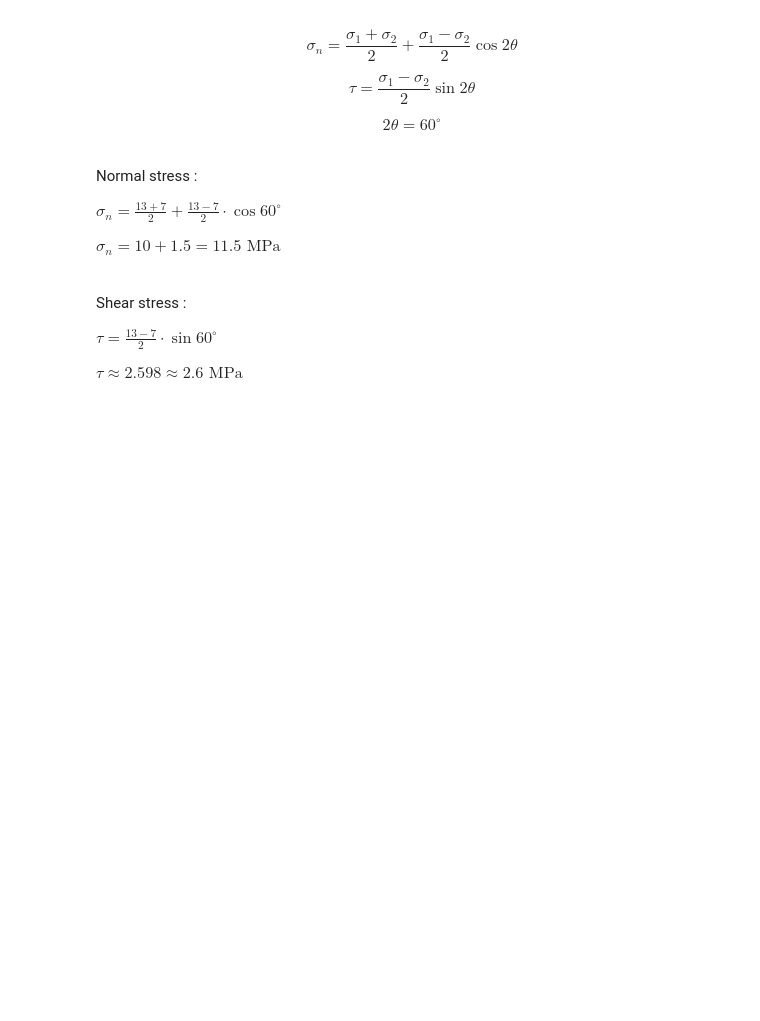
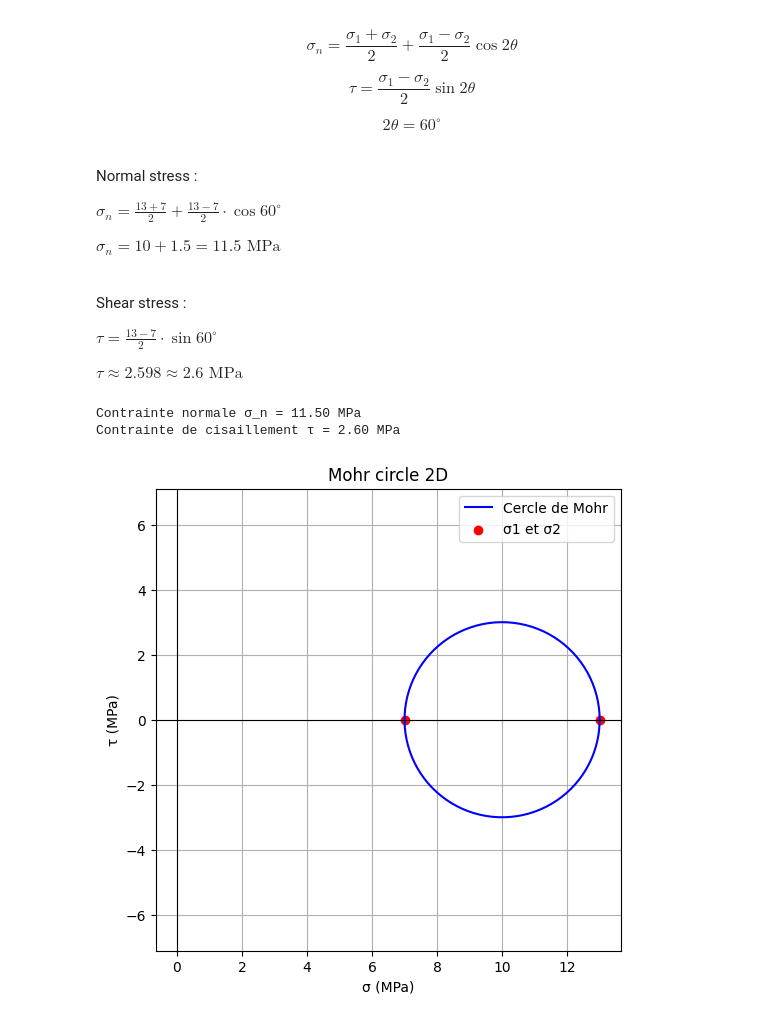
Before and after one commit to nandanajihha/Geomechanics-Q3, a Jupyter notebook: Exercise #2 - 18 February 2026.ipynb, the cells around one changed output. Cells and saved outputs as stored; diff of their text form; code cells hidden in the pictures; blank space fills up the shorter version.

```diff
--- a/Exercise #2 - 18 February 2026.ipynb
+++ b/Exercise #2 - 18 February 2026.ipynb
@@ -369,42 +369,39 @@ sigma1 = 13  # MPa
 sigma2 = 7   # MPa
 theta_deg = 30
 
 # Radians
 theta = np.deg2rad(theta_deg)
 
-# stresses
+# Stresses on the plane
 sigma_n = (sigma1 + sigma2)/2 + (sigma1 - sigma2)/2 * np.cos(2*theta)
 tau = (sigma1 - sigma2)/2 * np.sin(2*theta)
 
 print(f"Contrainte normale σ_n = {sigma_n:.2f} MPa")
 print(f"Contrainte de cisaillement τ = {tau:.2f} MPa")
 
-
-
-
-
+# Mohr circle parameters
 C = (sigma1 + sigma2)/2
 R = (sigma1 - sigma2)/2
 
 theta_circle = np.linspace(0, 2*np.pi, 200)
 x = C + R * np.cos(theta_circle)
 y = R * np.sin(theta_circle)
 
-
-sigma_point = C + R * np.cos(2*theta)
-tau_point = R * np.sin(2*theta)
-
+# Plot Mohr circle
 plt.figure(figsize=(6,6))
 plt.plot(x, y, 'b', label="Cercle de Mohr")
-plt.scatter([sigma1, sigma2], [0,0], color='red', label='σ1 et σ2')
-plt.scatter(sigma_point, tau_point, color='green', s=100, label='Plan N30')
+plt.scatter([sigma1, sigma2], [0, 0], color='red', label='σ1 et σ2')
 
 plt.axhline(0, color='black', linewidth=0.8)
 plt.axvline(0, color='black', linewidth=0.8)
 plt.xlabel("σ (MPa)")
 plt.ylabel("τ (MPa)")
-plt.title("Cercle de Mohr 2D")
+plt.title("Mohr circle 2D")
 plt.legend()
 plt.grid(True)
 plt.axis('equal')
 plt.show()
+# %% [output]
+Contrainte normale σ_n = 11.50 MPa
+Contrainte de cisaillement τ = 2.60 MPa
+[figure, added]
```
Also changed, not shown: parts of 4 cells of this notebook.
